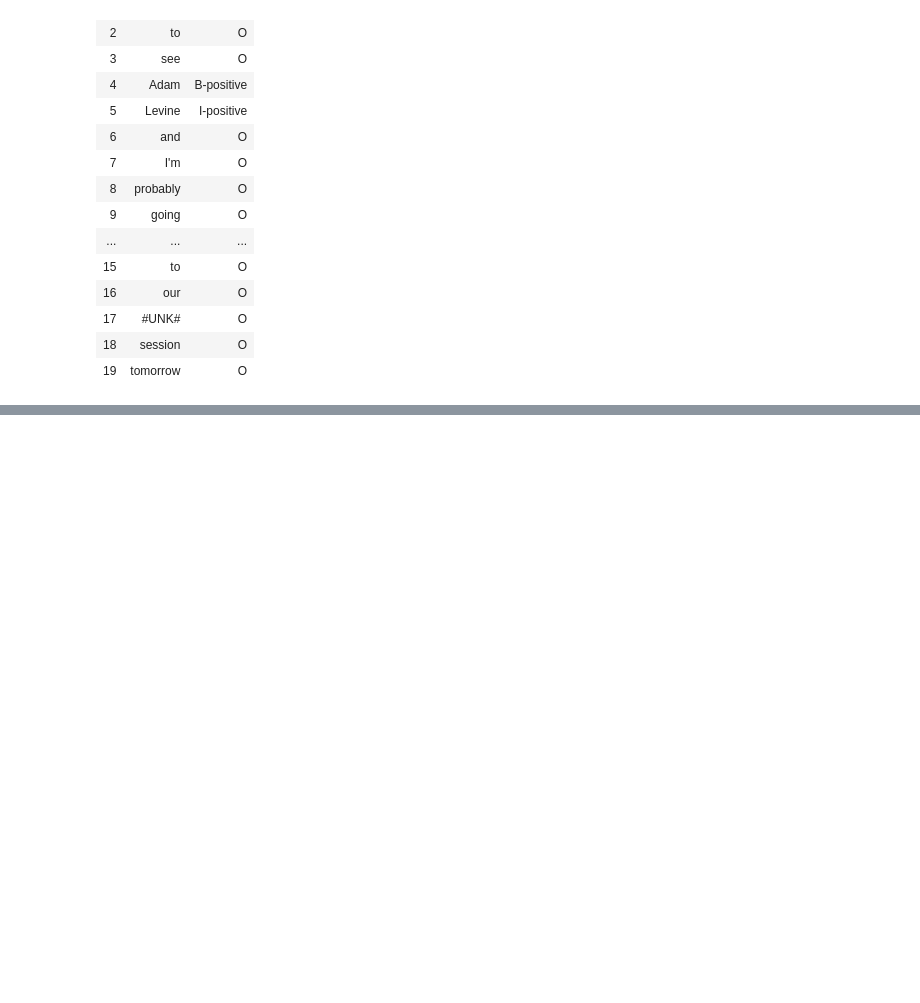
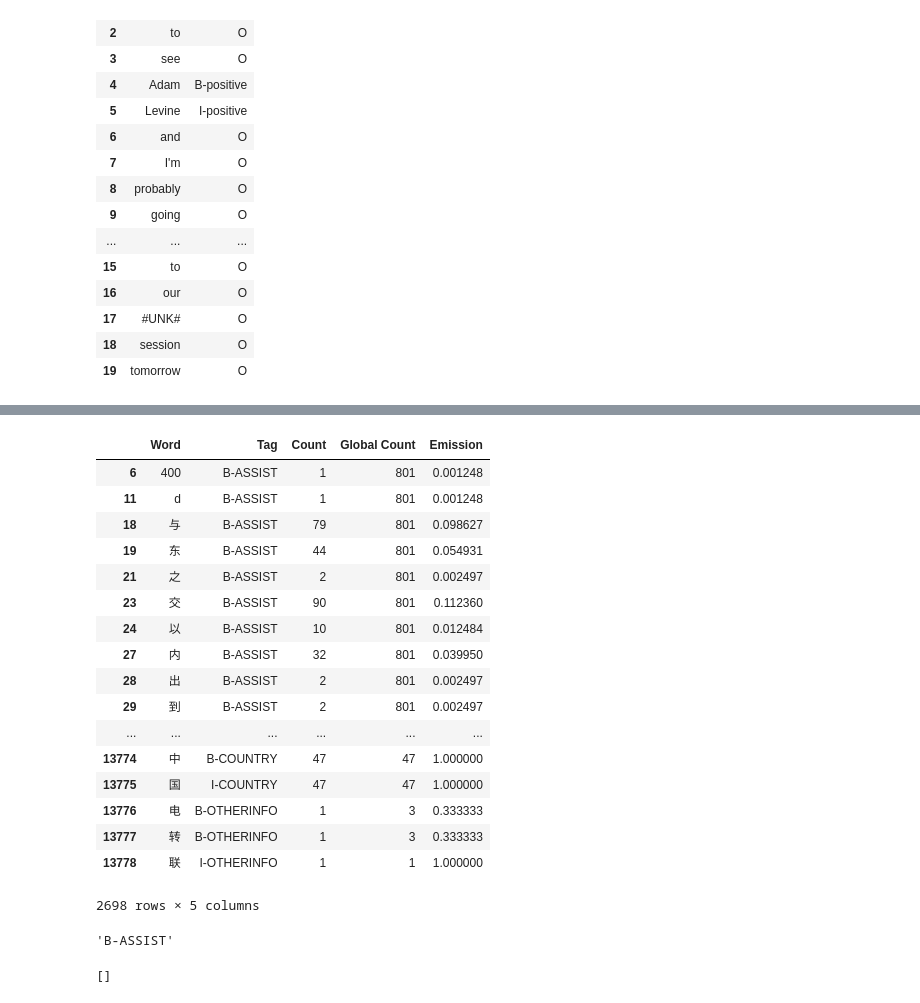
Before and after one commit to ullash21/ML-project, a Jupyter notebook: machine_learning_project.ipynb, the cells around one changed output, grey strips where cells are left out. Cells and saved outputs as stored; diff of their text form; code cells hidden in the pictures; blank space fills up the shorter version.

```diff
--- a/machine_learning_project.ipynb
+++ b/machine_learning_project.ipynb
@@ -258,0 +502,50 @@ SGdevin = pd.read_csv('/Users/danial/Documents/ISTD/Machine Learning/Project/SG/
+# %%
+# 5)
+idx = ALTotalTagCount.groupby(['Word'])['Emission'].transform(max) == ALTotalTagCount['Emission']
+ALmodel = ALTotalTagCount[idx]
+ALmodel
+# %% [output]
+|  | Word | Tag | Count | Global Count | Emission |
+| 6 | 400 | B-ASSIST | 1 | 801 | 0.001248 |
+| 11 | d | B-ASSIST | 1 | 801 | 0.001248 |
+| 18 | 与 | B-ASSIST | 79 | 801 | 0.098627 |
+| 19 | 东 | B-ASSIST | 44 | 801 | 0.054931 |
+| 21 | 之 | B-ASSIST | 2 | 801 | 0.002497 |
+| 23 | 交 | B-ASSIST | 90 | 801 | 0.112360 |
+| 24 | 以 | B-ASSIST | 10 | 801 | 0.012484 |
+| 27 | 内 | B-ASSIST | 32 | 801 | 0.039950 |
+| 28 | 出 | B-ASSIST | 2 | 801 | 0.002497 |
+| 29 | 到 | B-ASSIST | 2 | 801 | 0.002497 |
+| ... | ... | ... | ... | ... | ... |
+| 13774 | 中 | B-COUNTRY | 47 | 47 | 1.000000 |
+| 13775 | 国 | I-COUNTRY | 47 | 47 | 1.000000 |
+| 13776 | 电 | B-OTHERINFO | 1 | 3 | 0.333333 |
+| 13777 | 转 | B-OTHERINFO | 1 | 3 | 0.333333 |
+| 13778 | 联 | I-OTHERINFO | 1 | 1 | 1.000000 |
+2698 rows × 5 columns
+# %%
+ALmodel['Tag'].loc[ALmodel['Word']=='400'].item()
+# %% [output]
+'B-ASSIST'
+# %%
+#open file
+r = open("./AL/dev.in","r",encoding="UTF-8")
+f = open("./AL/dev.p2.out","w",encoding="UTF-8")
+
+#export file
+
+for line in r.readlines():
+    if (line !='\n'and line.strip('\n') in ALmodel['Word']) :
+        f.write(line.strip('\n')+ " " + ALmodel['Tag'].loc[ALmodel['Word']== line.strip('\n')].item() + "\n" )
+    elif (line !='\n'):
+        f.write(line.strip('\n')+ " " + ALmodel['Tag'].loc[ALmodel['Word']== "#UNK#"].item() + "\n" )
+    else:
+        f.write(line)
+f.close()
+r.close()
+
+    #ls.append(line.strip('\n'))
+#print(r.readline())
+print(ls)
+# %% [output]
+[]
```
Also changed, not shown: parts of 38 cells of this notebook, 21 other files.
